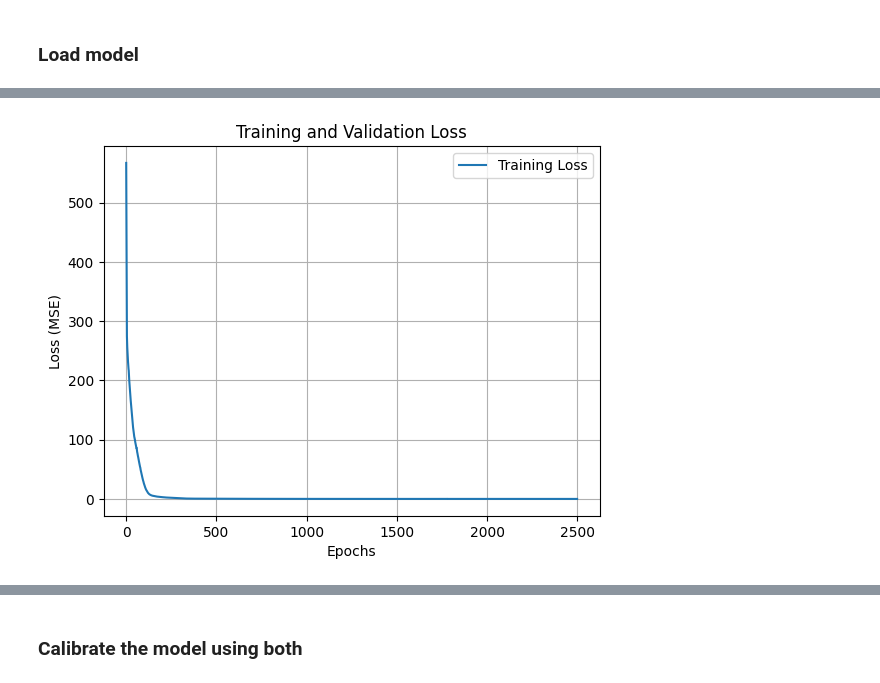
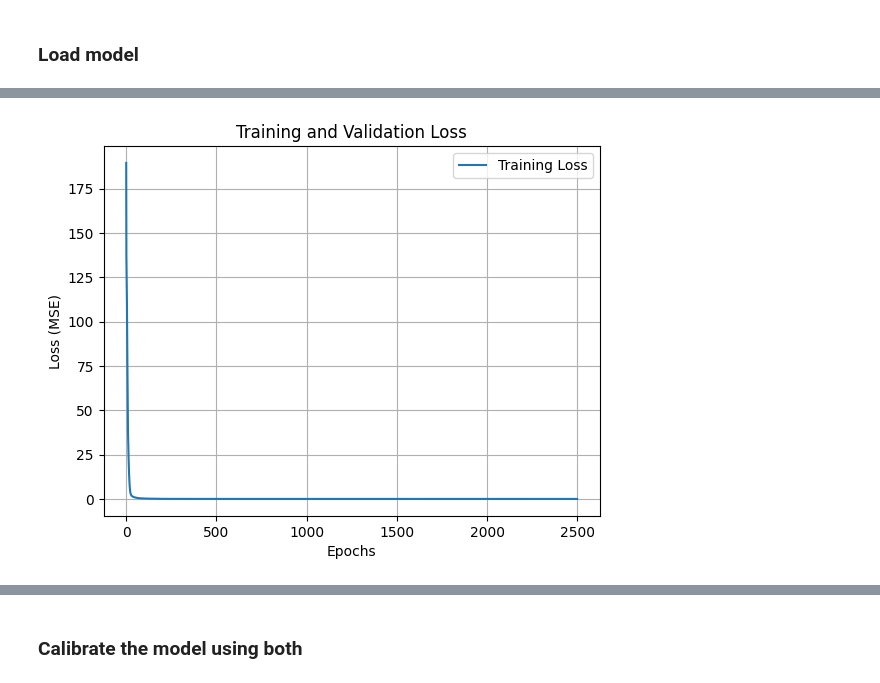
Before and after one commit to nanzemxx/TutorialMLinSolidMechanics, a Jupyter notebook: Task2_Group Xin and Huasen/train/Task4/main.ipynb, the cells around one changed output, grey strips where cells are left out. Saved outputs shown, nothing was run; the diff lists cells and outputs as text; code cells hidden in the pictures.

```diff
--- a/Task2_Group Xin and Huasen/train/Task4/main.ipynb
+++ b/Task2_Group Xin and Huasen/train/Task4/main.ipynb
@@ -285,9 +287,11 @@ plot_all_stress_vs_deformation(F_train, P_train, P_train_pred)
 ### Load model
 # %%
 
-import models as lm
-importlib.reload(lm)
-model1 = lm.main()
+import models_icnn as lm2
 
-model1.summary()
+import importlib
+importlib.reload(lm2)
+model_icnn = lm2.main()
+
+model_icnn.summary()
 # %% [output]
@@ -305,9 +309,11 @@ Trainable params: 385
 Non-trainable params: 0
 _________________________________________________________________
 # %%
-
-
-history = model1.fit(I_train_tensor, W_train_tensor, epochs=2500)
+I1_data_train,J_data_train,I4_data_train,I5_data_train = compute_invariants(F_train)
+I_train = np.column_stack((I1_data_train, J_data_train, -J_data_train, I4_data_train, I5_data_train))
+I_train_tensor = tf.convert_to_tensor(I_train, dtype=tf.float32)
+W_train_tensor = neo_hookean_potential(I1_data_train, J_data_train, I4_data_train, I5_data_train)
+history = model_icnn.fit(I_train_tensor, W_train_tensor, epochs=2500)
 
 
 import matplotlib.pyplot as plt
@@ -341,4 +347,4 @@ Epoch 2500/2500
-[figure, old version]
+[figure, new version]
 # %%
 def compute_stress_tensor(F,model):
     F = tf.convert_to_tensor(F, dtype=tf.float32)
```
Also changed, not shown: parts of 13 cells of this notebook, 2 other files.
